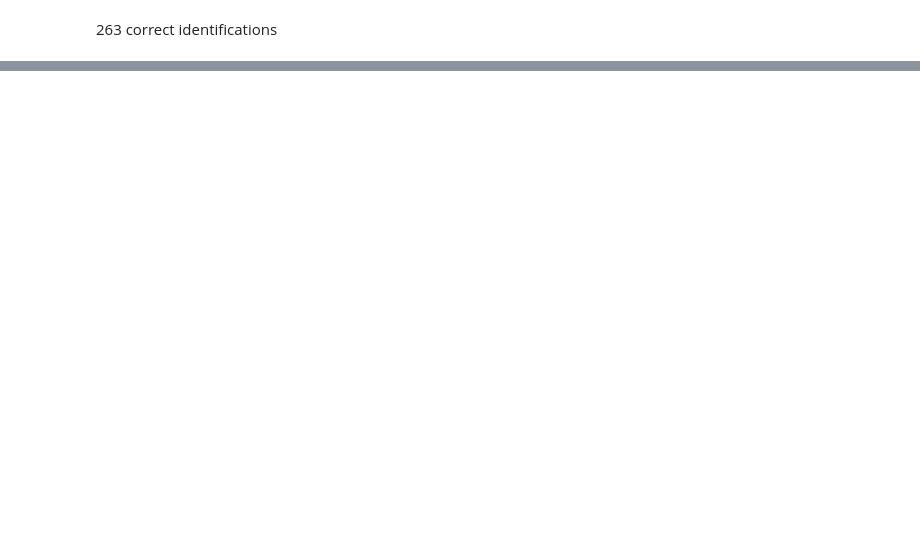
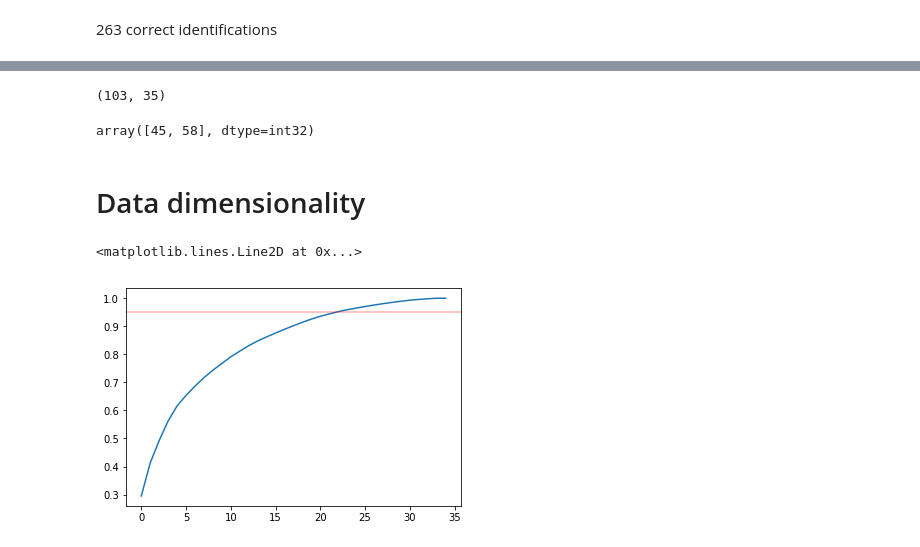
Before and after one commit to piovere/nucnotes, a Jupyter notebook: cosc528/Projects/Project05/01 - Ionosphere.ipynb, the cells around one changed output, grey strips where cells are left out. Cells and saved outputs as stored; diff of their text form; code cells hidden in the pictures; blank space fills up the shorter version.

```diff
--- a/cosc528/Projects/Project05/01 - Ionosphere.ipynb
+++ b/cosc528/Projects/Project05/01 - Ionosphere.ipynb
@@ -109,0 +119,10 @@ Text(0.5,1,'Testing set')
+# %%
+gs.best_estimator_.named_steps.svc.support_vectors_.shape
+# %% [output]
+(103, 35)
+# %%
+gs.best_estimator_.named_steps.svc.n_support_
+# %% [output]
+array([45, 58], dtype=int32)
+# %% [markdown]
+# Data dimensionality
@@ -109,0 +131,8 @@ Text(0.5,1,'Testing set')
+# %%
+pca = PCA().fit(train[xcols])
+# %%
+plt.plot(np.cumsum(pca.explained_variance_ratio_))
+plt.axhline(y=0.95, alpha=0.3, color='r')
+# %% [output]
+<matplotlib.lines.Line2D at 0x...>
+[figure, added]
```
Also changed, not shown: parts of 8 cells of this notebook, 4 other files.
